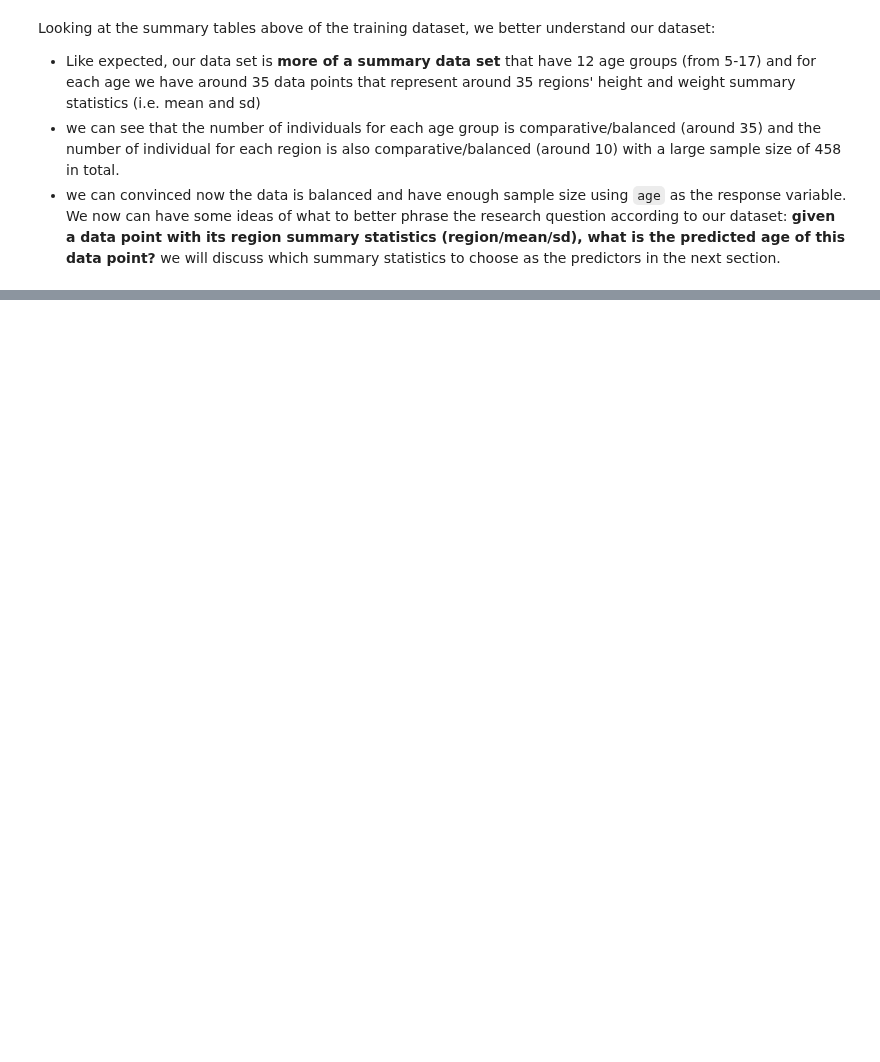
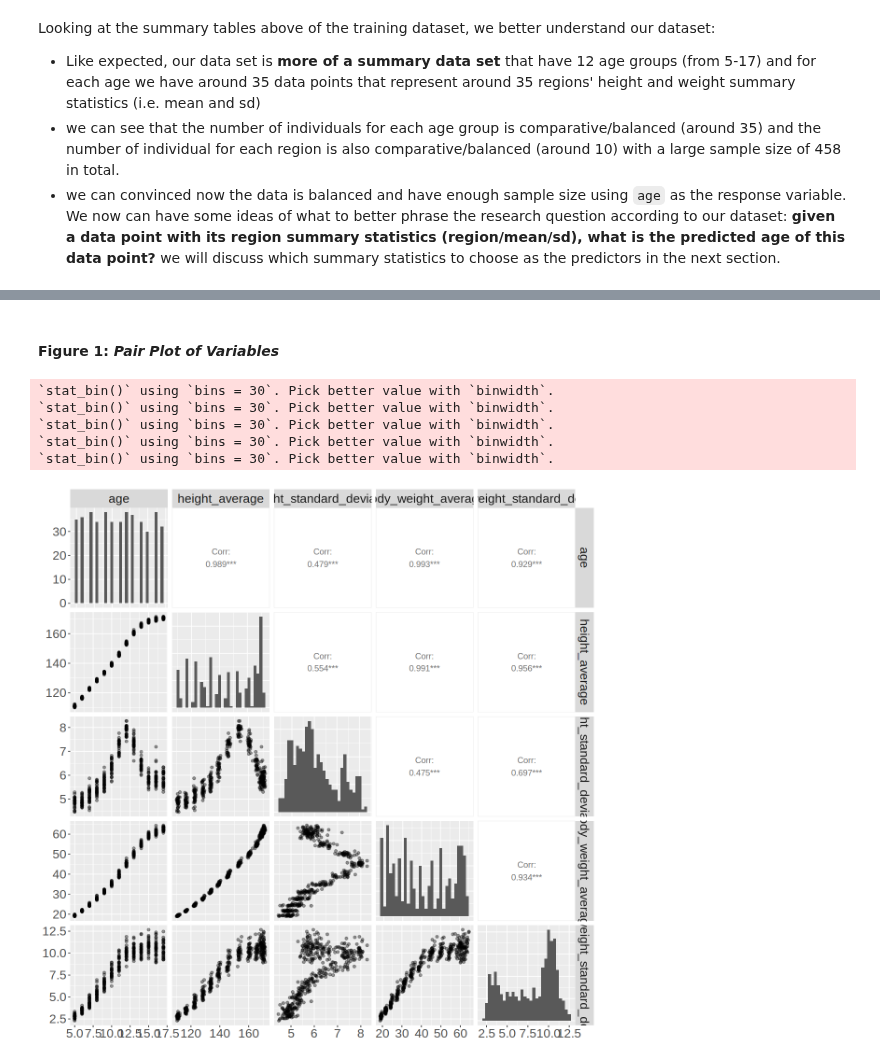
Before and after one commit to Ekenny02/dsci-100-project, a Jupyter notebook: Project_report.ipynb, the cells around one changed output, grey strips where cells are left out. Saved outputs shown, nothing was run; the diff lists cells and outputs as text; code cells hidden in the pictures; blank space fills up the shorter version.

Commit message:
creating figure

```diff
--- a/Project_report.ipynb
+++ b/Project_report.ipynb
@@ -231,0 +236,4 @@ Based on the data type of `age`, we can either treating `age` as a continuous va
+# %%
+# remove region column
+predictor_selection_1 <- man_train  |>
+            select(-region)
@@ -231,0 +255,19 @@ Based on the data type of `age`, we can either treating `age` as a continuous va
+# %%
+options(repr.plot.width = 10, repr.plot.height = 10)
+man_pairplot <- predictor_selection_1 |>
+    ggpairs(
+        lower = list(continuous = wrap('points', alpha = 0.4)),
+        diag = list(continuous = "barDiag")
+    ) +
+    theme(text = element_text(size = 20))
+# %% [markdown]
+#### Figure 1: *Pair Plot of Variables*
+# %%
+man_pairplot
+# %% [output]
+`stat_bin()` using `bins = 30`. Pick better value with `binwidth`.
+`stat_bin()` using `bins = 30`. Pick better value with `binwidth`.
+`stat_bin()` using `bins = 30`. Pick better value with `binwidth`.
+`stat_bin()` using `bins = 30`. Pick better value with `binwidth`.
+`stat_bin()` using `bins = 30`. Pick better value with `binwidth`.
+[figure, added]
```
Also changed, not shown: parts of 14 cells of this notebook.
